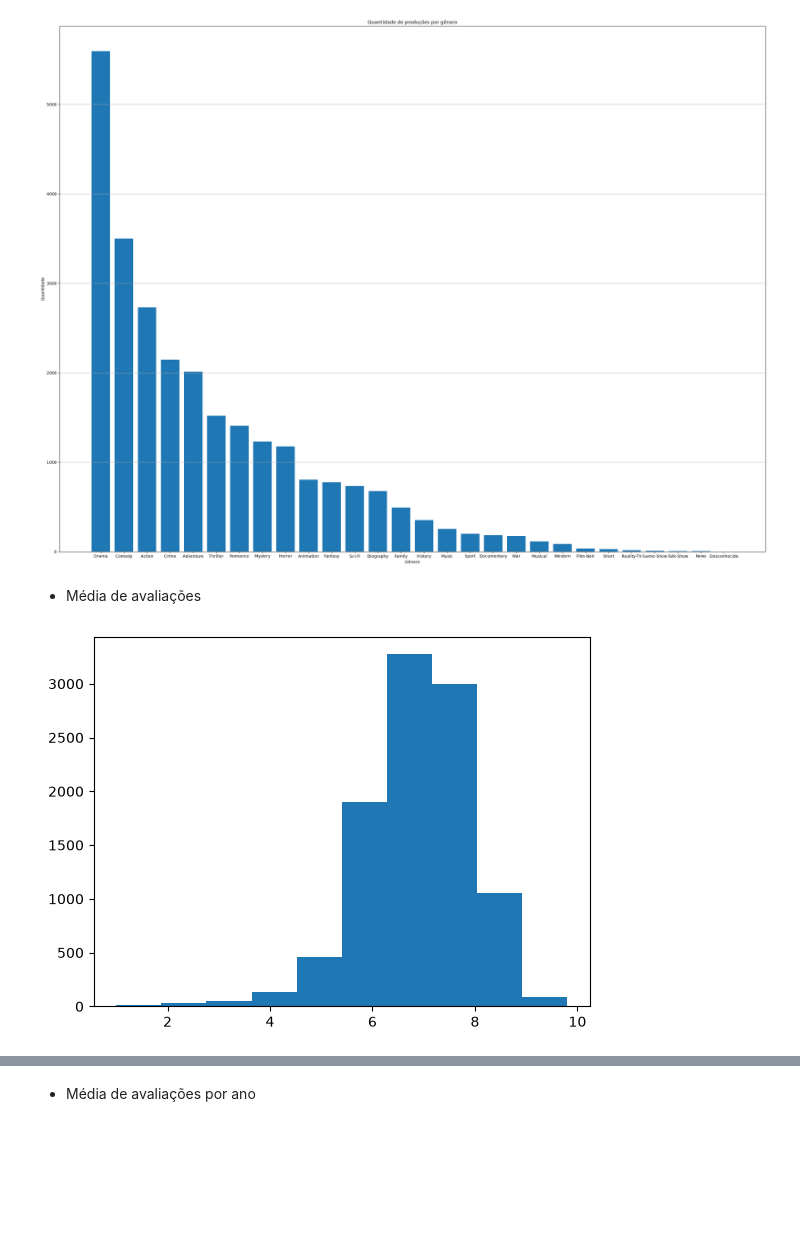
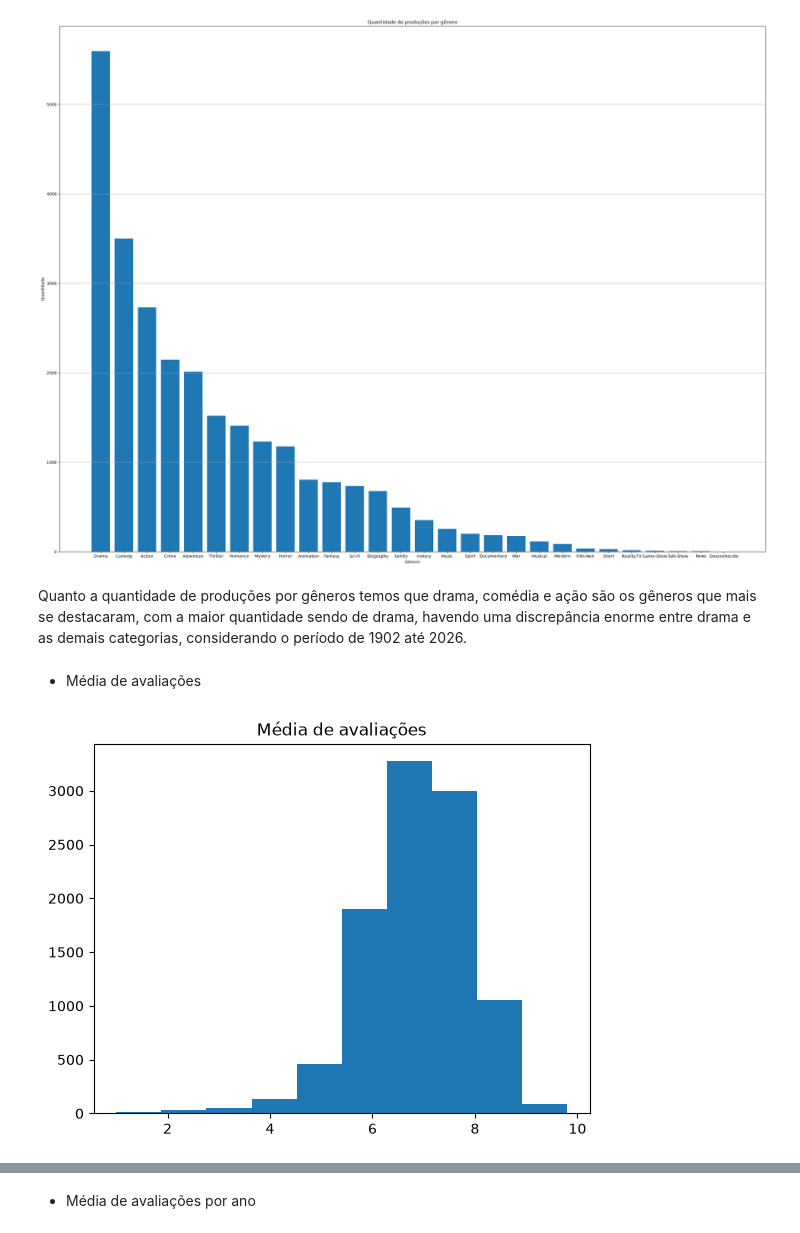
Before and after one commit to Lana230/analise_filmes_series, a Jupyter notebook: main.ipynb, the cells around one changed output, grey strips where cells are left out. Saved outputs shown, nothing was run; the diff lists cells and outputs as text; code cells hidden in the pictures; blank space fills up the shorter version.

```diff
--- a/main.ipynb
+++ b/main.ipynb
@@ -273,11 +277,14 @@ plt.grid(axis="y")
 plt.show()
 # %% [output]
 [figure]
+# %% [markdown]
+Quanto a quantidade de produções por gêneros temos que drama, comédia e ação são os gêneros que mais se destacaram, com a maior quantidade sendo de drama, havendo uma discrepância enorme entre drama e as demais categorias, considerando o período de 1902 até 2026.
 # %% [markdown]
 - Média de avaliações
 # %%
 #Gráfico de histograma(hist)
 plt.hist(df_renomeado["Media_Avaliacao"])
+plt.title("Média de avaliações")
 plt.show()
 # %% [output]
-[figure, old version]
+[figure, new version]
```
Also changed, not shown: parts of 6 cells of this notebook.
